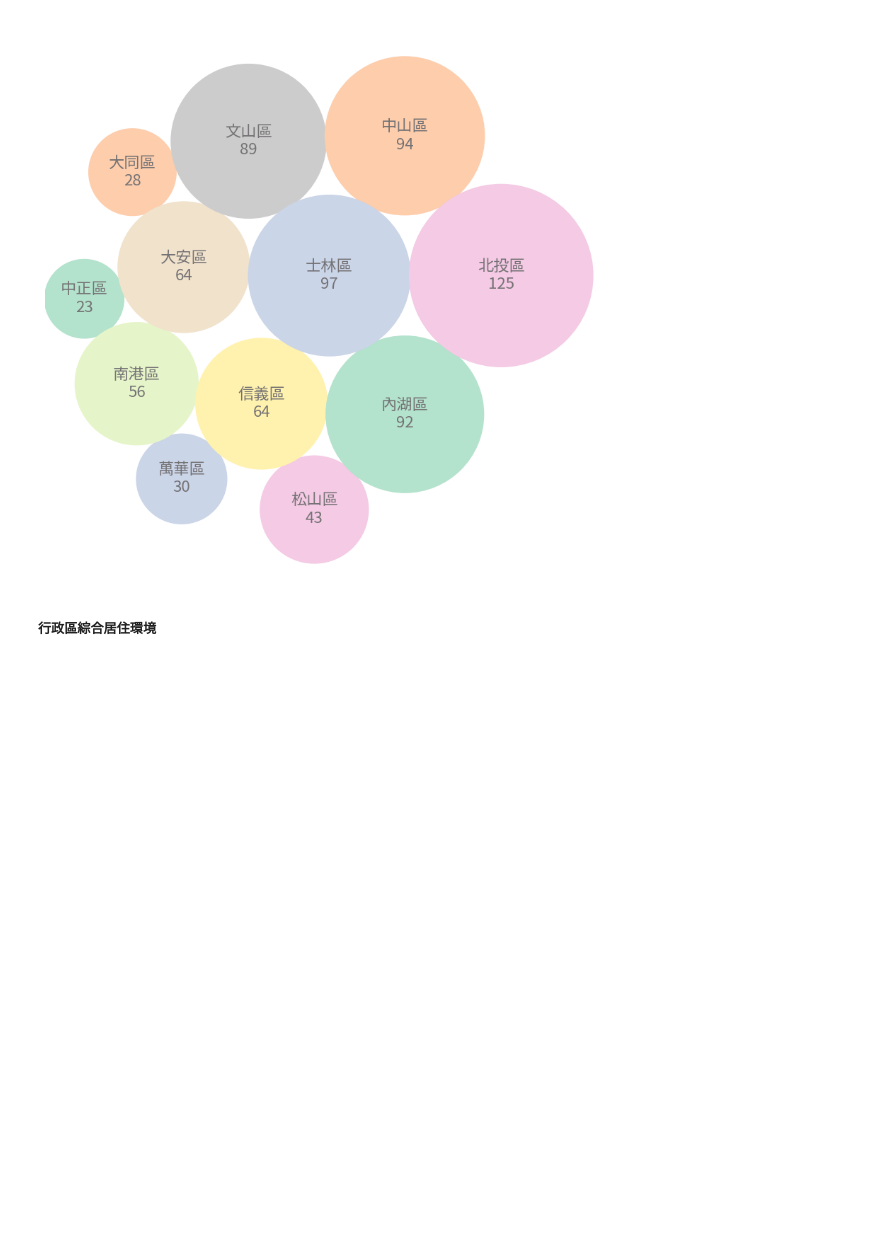
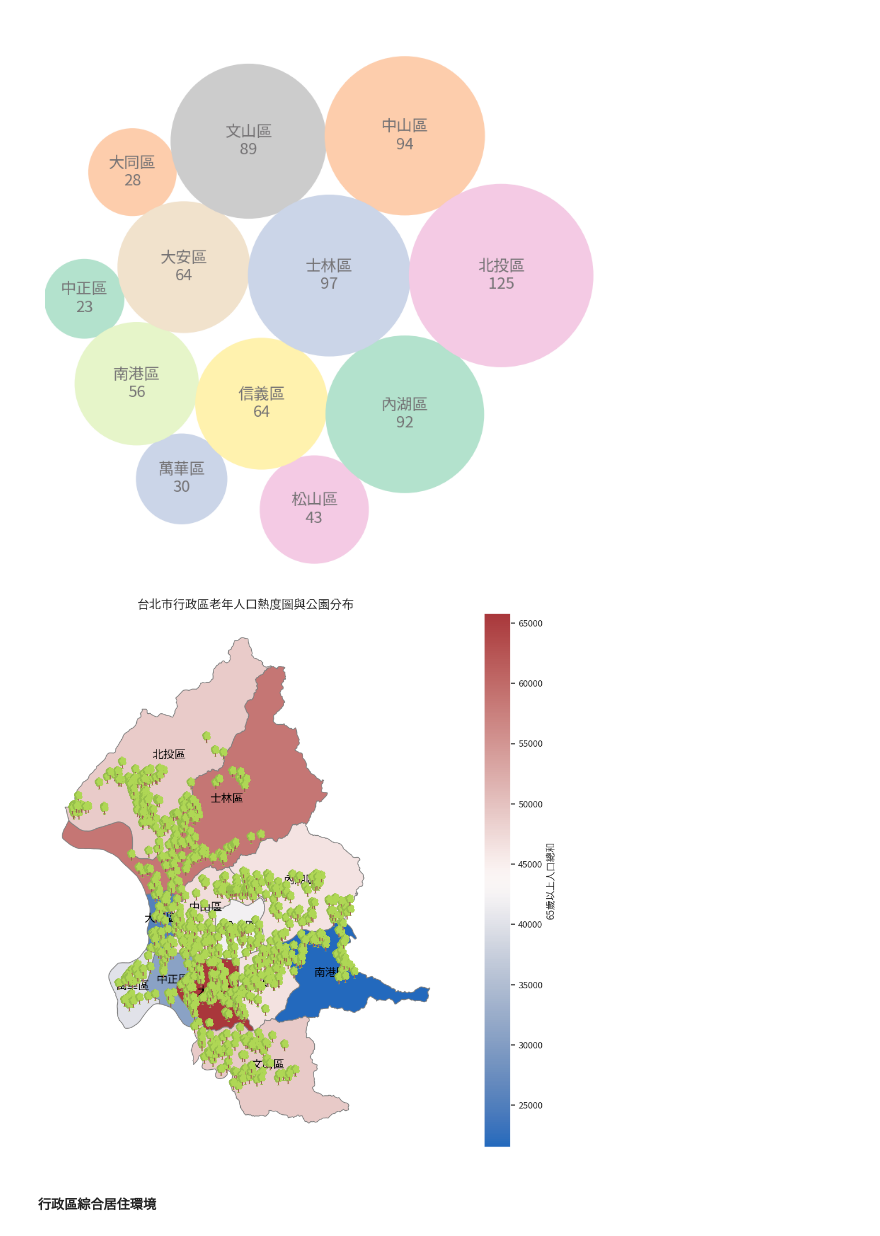
Before and after one commit to NaomiLinBlog/Data-Visualization---AgeScape-Taipei, a Jupyter notebook: 台北_安居.ipynb, the cells around one changed output. Saved outputs shown, nothing was run; the diff lists cells and outputs as text; code cells hidden in the pictures; blank space fills up the shorter version.

```diff
--- a/台北_安居.ipynb
+++ b/台北_安居.ipynb
@@ -82,6 +138,59 @@ for circle, label, color, value in zip(park_circles, park_labels, colors, park_v
 plt.show()
 # %% [output]
 [figure]
+# %%
+def plot_icon(ax, x, y, img, zoom=0.01):
+    im_offset = OffsetImage(img, zoom=zoom)
+    im_ab = AnnotationBbox(im_offset, (x, y), frameon=False, pad=0)
+    ax.add_artist(im_ab)
+
+elderly_population_data = pd.read_csv('data/台北_行政區老年人口.csv')
+elderly_population_data_renamed = elderly_population_data.rename(columns={'區域別': 'TOWNNAME'})
+
+taipei_map = gpd.read_file('shapefiles/TOWN_MOI_1120825.shp')
+taipei_districts = taipei_map[taipei_map['COUNTYNAME'] == '臺北市']
+
+merged_data = taipei_districts.merge(elderly_population_data_renamed, on='TOWNNAME')
+
+# Load the park locations
+parks_data = pd.read_csv('data/北市_商圈綠地.csv')
+parks_data = parks_data[parks_data['type'] == '公園']
+
+# Convert the parks data to a GeoDataFrame
+gdf_parks = gpd.GeoDataFrame(
+    parks_data,
+    geometry=gpd.points_from_xy(parks_data['Pm Lon'], parks_data['Pm Lat'])
+)
+
+# Creating the heatmap with elderly population
+fig, ax = plt.subplots(1, 1, figsize=(16, 12))
+base = merged_data.plot(column='65歲以上總和', ax=ax, legend=True, cmap='vlag',
+                        legend_kwds={'label': "65歲以上人口總和"},
+                        edgecolor='grey')
+
+
+# Adding titles and labels
+ax.set_title('台北市行政區老年人口熱度圖與公園分布', fontdict={'fontsize': 15})
+ax.set_axis_off()
+
+# Load the tree icon
+icon_path = 'icons/tree.png'
+icon_img_pil = Image.open(icon_path)
+icon_img_pil_resized = icon_img_pil.resize((150, 150))  # 調整這裡的尺寸參數
+# 將 PIL 圖像轉換為 NumPy 數組
+icon_img = np.array(icon_img_pil_resized)
+
+# Plot each tree icon on the map
+for idx, row in gdf_parks.iterrows():
+    plot_icon(base, row.geometry.x, row.geometry.y, icon_img, zoom=0.1)
+    # 在地圖上標記行政區名稱
+for idx, row in merged_data.iterrows():
+    plt.annotate(s=row['TOWNNAME'], xy=(row.geometry.centroid.x, row.geometry.centroid.y),
+                 horizontalalignment='center', fontsize=14, color='black')
+
+plt.show()
+# %% [output]
+[figure, added]
 # %% [markdown]
 ##### 行政區綜合居住環境
 # %%
```
Also changed, not shown: parts of 2 cells of this notebook, 20 other files.
